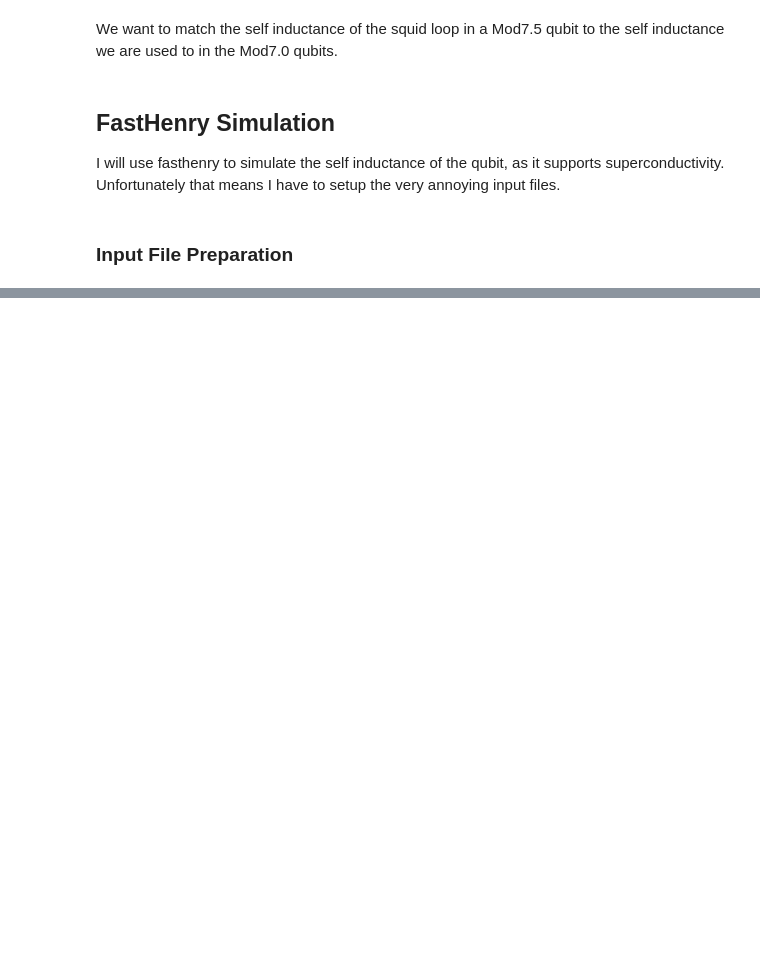
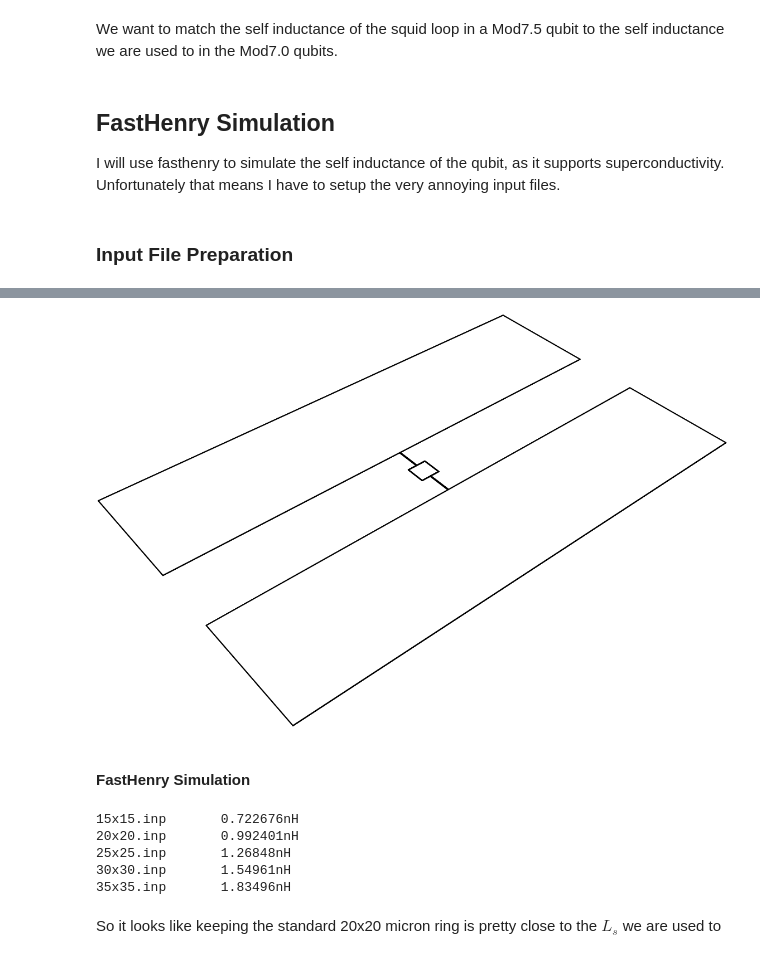
Before and after one commit to Plourde-Research-Lab/Chip-Design, a Jupyter notebook: Qubit Self Inductance Simulations.ipynb, the cells around one changed output, grey strips where cells are left out. Saved outputs shown, nothing was run; the diff lists cells and outputs as text; code cells hidden in the pictures; blank space fills up the shorter version.

```diff
--- a/Qubit Self Inductance Simulations.ipynb
+++ b/Qubit Self Inductance Simulations.ipynb
@@ -95,0 +100,41 @@ filename
+# %%
+Image(filename='images/mod7.520x20.png')
+# %% [output]
+[figure, added]
+# %% [markdown]
+#### FastHenry Simulation
+# %%
+results = []
+
+# From 20x20 to 40x40
+widths = linspace(15,35,5)
+heights = linspace(15,35,5)
+
+for height in heights:
+    for width in widths:
+        result = dict()
+        filename = "{}x{}.inp".format(int(width),int(height))
+        writeinputfile(filename, width=width, height=height)
+
+        subprocess.call(('fasthenry', filename))
+
+        Ls = loadtxt('Zc.mat', skiprows=2, dtype=complex)[1]
+        Ls = Ls.imag
+
+        result['filename'] = filename
+        result['Ls'] = Ls
+        result['width'] = width
+        result['height'] = height
+        results.append(result)
+
+for result in results:
+    if result['width'] == result['height']:
+        print ("{}\t{}nH").format(result['filename'], result['Ls']*1e9)
+# %% [output]
+15x15.inp       0.722676nH
+20x20.inp       0.992401nH
+25x25.inp       1.26848nH
+30x30.inp       1.54961nH
+35x35.inp       1.83496nH
+# %% [markdown]
+So it looks like keeping the standard 20x20 micron ring is pretty close to the $L_s$ we are used to
```
Also changed, not shown: parts of 11 cells of this notebook, 40 other files.
